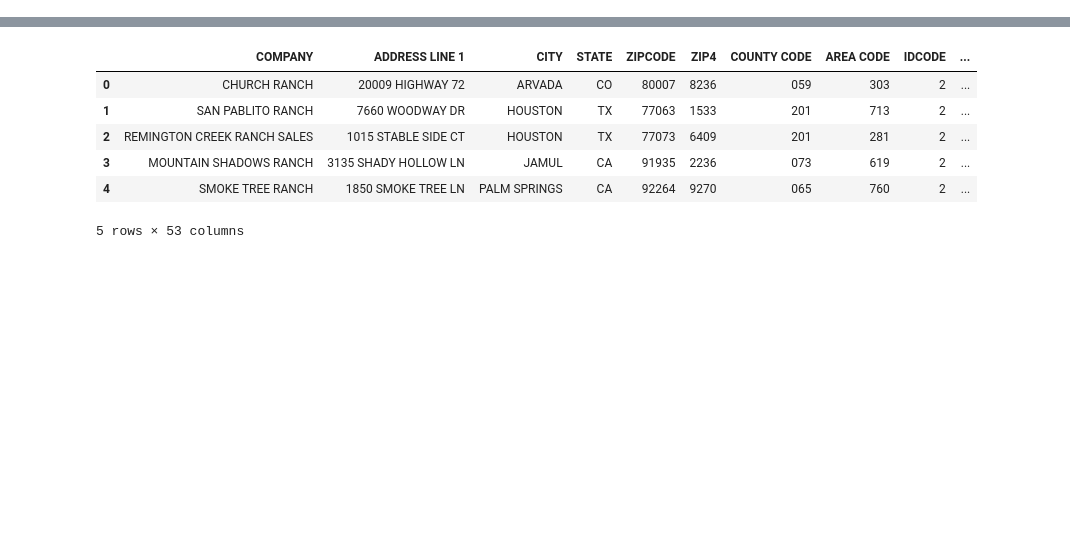
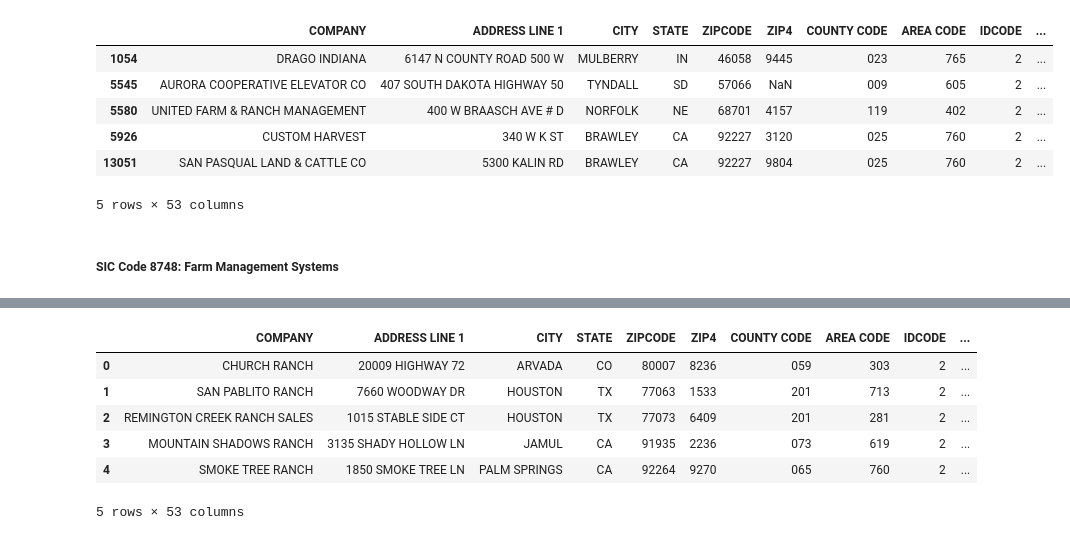
Before and after one commit to uchicago-dsi/rafi-poultry, a Jupyter notebook: notebooks/farm_sic_code_search.ipynb, the cells around one changed output, grey strips where cells are left out. Cells and saved outputs as stored; diff of their text form; code cells hidden in the pictures; blank space fills up the shorter version.

```diff
--- a/notebooks/farm_sic_code_search.ipynb
+++ b/notebooks/farm_sic_code_search.ipynb
@@ -10,0 +76,10 @@ INFOGROUP_2022 = ["../data/2022_Business_Academic_QCQ.txt"]
+# %%
+code_0762.head()
+# %% [output]
+|  | COMPANY | ADDRESS LINE 1 | CITY | STATE | ZIPCODE | ZIP4 | COUNTY CODE | AREA CODE | IDCODE | ... |
+| 1054 | DRAGO INDIANA | 6147 N COUNTY ROAD 500 W | MULBERRY | IN | 46058 | 9445 | 023 | 765 | 2 | ... |
+| 5545 | AURORA COOPERATIVE ELEVATOR CO | 407 SOUTH DAKOTA HIGHWAY 50 | TYNDALL | SD | 57066 | NaN | 009 | 605 | 2 | ... |
+| 5580 | UNITED FARM & RANCH MANAGEMENT | 400 W BRAASCH AVE # D | NORFOLK | NE | 68701 | 4157 | 119 | 402 | 2 | ... |
+| 5926 | CUSTOM HARVEST | 340 W K ST | BRAWLEY | CA | 92227 | 3120 | 025 | 760 | 2 | ... |
+| 13051 | SAN PASQUAL LAND & CATTLE CO | 5300 KALIN RD | BRAWLEY | CA | 92227 | 9804 | 025 | 760 | 2 | ... |
+5 rows × 53 columns
@@ -10,0 +88,2 @@ INFOGROUP_2022 = ["../data/2022_Business_Academic_QCQ.txt"]
+# %% [markdown]
+##### SIC Code 8748: Farm Management Systems
```
Also changed, not shown: parts of 32 cells of this notebook, 1 other file.
